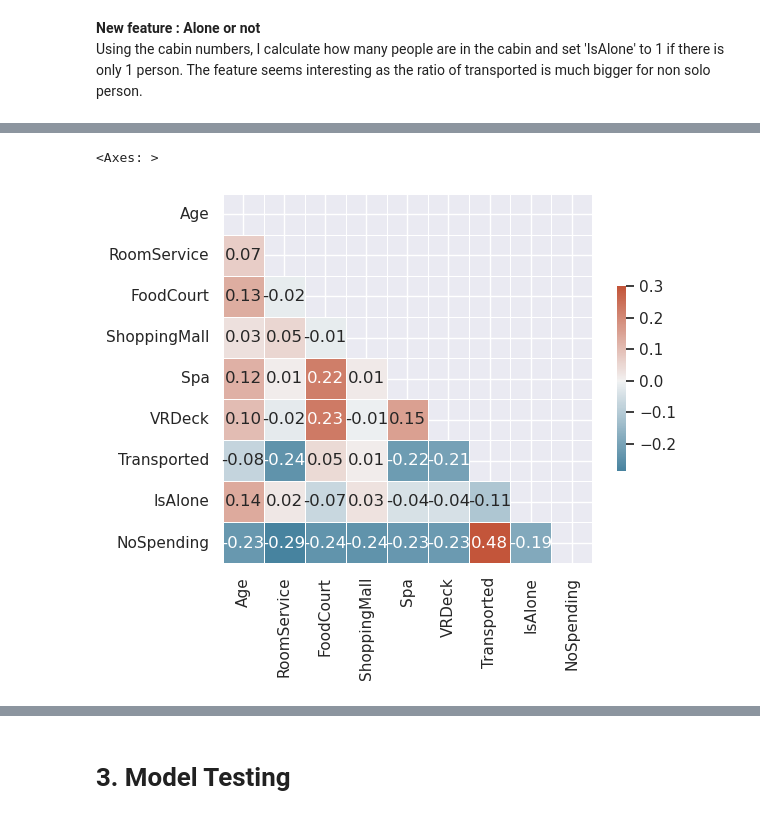
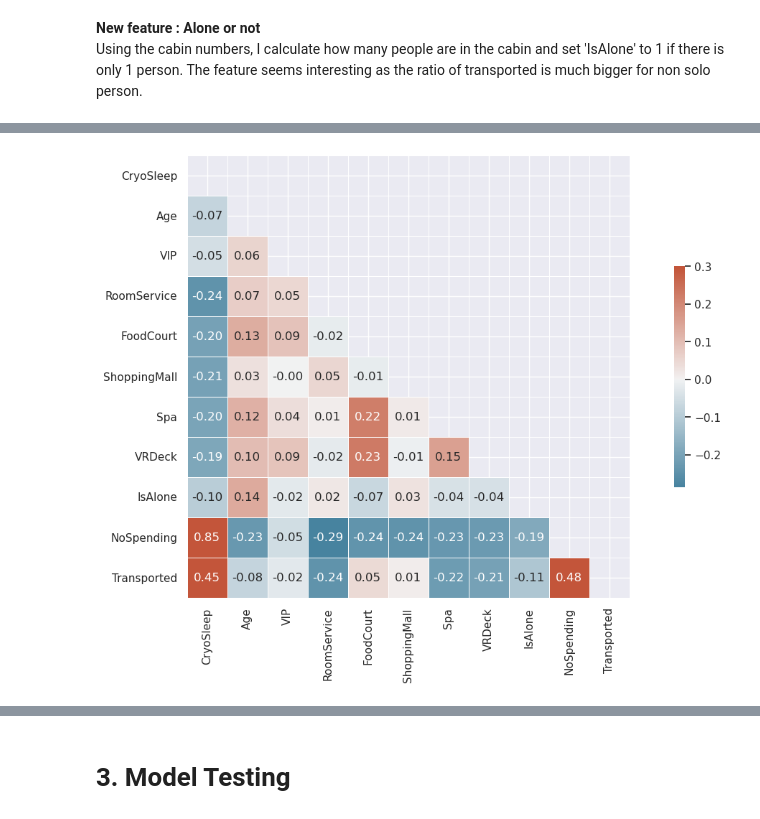
Before and after one commit to ValeryBonneau/space-titanic, a Jupyter notebook: spaceship-titanic.ipynb, the cells around one changed output, grey strips where cells are left out. Cells and saved outputs as stored; diff of their text form; code cells hidden in the pictures.

```diff
--- a/spaceship-titanic.ipynb
+++ b/spaceship-titanic.ipynb
@@ -127,6 +137,12 @@ df_train.describe().T
 | ShoppingMall | 8485.0 | 173.729169 | 604.696458 | 0.0 | 0.0 | 0.0 | 27.0 | 23492.0 |
 | Spa | 8510.0 | 311.138778 | 1136.705535 | 0.0 | 0.0 | 0.0 | 59.0 | 22408.0 |
 | VRDeck | 8505.0 | 304.854791 | 1145.717189 | 0.0 | 0.0 | 0.0 | 46.0 | 24133.0 |
+# %%
+df_train['VIP'] = df_train['VIP'].astype(bool)
+df_test['VIP'] = df_test['VIP'].astype(bool)
+
+df_train['CryoSleep'] = df_train['CryoSleep'].astype(bool)
+df_test['CryoSleep'] = df_test['CryoSleep'].astype(bool)
 # %% [markdown]
 **Duplicates and Missing Values**
 # %%
@@ -233,3 +252,6 @@ ValueError: Could not interpret input 'Transported'
+# %%
+passengers['NoSpending'] = passengers[['RoomService', 'FoodCourt', 'ShoppingMall', 'Spa', 'VRDeck',]].apply(lambda row: 1 if row.sum() == 0 else 0, axis=1)
+passengers['NoSpending'] = passengers[['RoomService', 'FoodCourt', 'ShoppingMall', 'Spa', 'VRDeck',]].apply(lambda row: 1 if row.sum() == 0 else 0, axis=1)
 # %% [markdown]
 ## Transported depending on Origin, Destination, CryoSleep and VIP
 * The ratio of Transported passenger is way lower for Earth than for Mars and particularly Europa
@@ -273,12 +322,16 @@ sns.countplot(data=passengers, x='IsAlone', hue='Transported', dodge=True)
 # %%
-corr = df_train.corr()
+# puting the 'Transported' Column at the end
+col = passengers.pop('Transported')
+passengers['Transported'] = col
+
+corr = passengers.corr(numeric_only=True)
 
 # Generate a mask for the upper triangle
 mask = np.triu(np.ones_like(corr, dtype=bool))
 
 cmap = sns.diverging_palette(230, 20, as_cmap=True)
 
-sns.heatmap(corr, mask=mask, cmap=cmap, vmax=.3, center=0, square=True, linewidths=.5, cbar_kws={"shrink": .5}, annot=True, fmt='.2f')
+plt.figure(figsize=(16, 8))
+sns.heatmap(corr, mask=mask, cmap=cmap, vmax=.3, center=0, square=True, linewidths=.5, cbar_kws={"shrink": .5}, annot=True, fmt='.2f');
 # %% [output]
-<Axes: >
-[figure, old version]
+[figure, new version]
```
Also changed, not shown: parts of 85 cells of this notebook.
